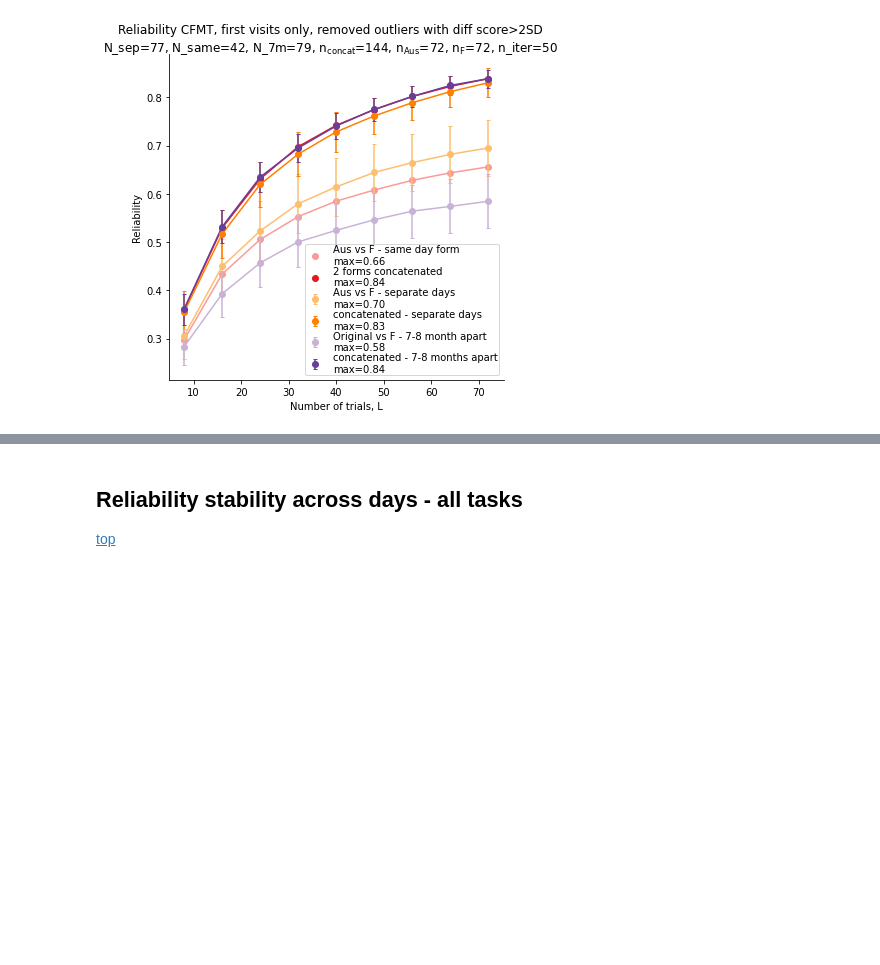
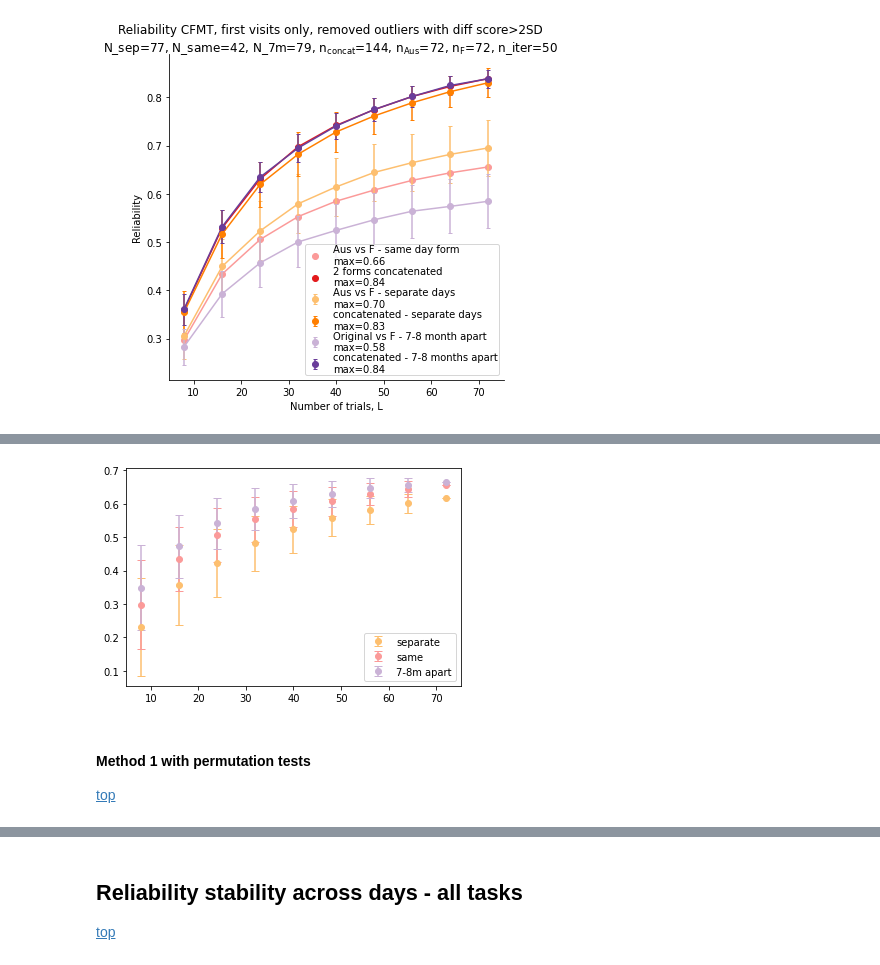
Before and after one commit to jankaWIS/reliability-paper, a Jupyter notebook: Figures/Figure_4-Revisions-reliability_stability_across_days-FMP_CFMT_all_tasks.ipynb, the cells around one changed output, grey strips where cells are left out. Cells and saved outputs as stored; diff of their text form; code cells hidden in the pictures; blank space fills up the shorter version.

```diff
--- a/Figures/Figure_4-Revisions-reliability_stability_across_days-FMP_CFMT_all_tasks.ipynb
+++ b/Figures/Figure_4-Revisions-reliability_stability_across_days-FMP_CFMT_all_tasks.ipynb
@@ -928,0 +1188,29 @@ plt.show()
+# %%
+# plt.plot(n_trials_list_CFMT_AusF_nooutliers_sampled_ttest_random, array_corr_fxn_CFMT_AusF_nooutliers_sampled_ttest_random.mean(axis=1), label='separate', color=pallette_CFMT[2])
+# plt.plot(n_trials_list_CFMT_Aus2F2_nooutliers, array_corr_fxn_CFMT_Aus2F2_nooutliers.mean(axis=1), label='same', color=pallette_CFMT[0])
+# plt.plot(n_trials_list_CFMT_origFmonth_nooutliers_sampled_ttest_random, array_corr_fxn_CFMT_origFmonth_nooutliers_sampled_ttest_random.mean(axis=1), label='7-8m apart', color=pallette_CFMT[4])
+
+
+# plot scatter with error bars
+plt.errorbar(n_trials_list_CFMT_AusF_nooutliers_sampled_ttest_random,
+             array_corr_fxn_CFMT_AusF_nooutliers_sampled_ttest_random.mean(axis=1),
+             yerr=np.std(array_corr_fxn_CFMT_AusF_nooutliers_sampled_ttest_random, axis=1),
+             label='separate', capsize=4, color=pallette_CFMT[2], marker='o', linestyle='None')
+
+plt.errorbar(n_trials_list_CFMT_Aus2F2_nooutliers,
+             array_corr_fxn_CFMT_Aus2F2_nooutliers.mean(axis=1),
+             yerr=np.std(array_corr_fxn_CFMT_Aus2F2_nooutliers, axis=1),
+             label='same', capsize=4, color=pallette_CFMT[0], marker='o', linestyle='None')
+
+plt.errorbar(n_trials_list_CFMT_origFmonth_nooutliers_sampled_ttest_random,
+             array_corr_fxn_CFMT_origFmonth_nooutliers_sampled_ttest_random.mean(axis=1),
+             yerr=np.std(array_corr_fxn_CFMT_origFmonth_nooutliers_sampled_ttest_random, axis=1),
+             label='7-8m apart', capsize=4, color=pallette_CFMT[4], marker='o', linestyle='None')
+
+plt.legend()
+plt.show()
+# %% [output]
+[figure, added]
+# %% [markdown]
+#### Method 1 with permutation tests
+[top](#top)
```
Also changed, not shown: parts of 31 cells of this notebook, 2 other files.
